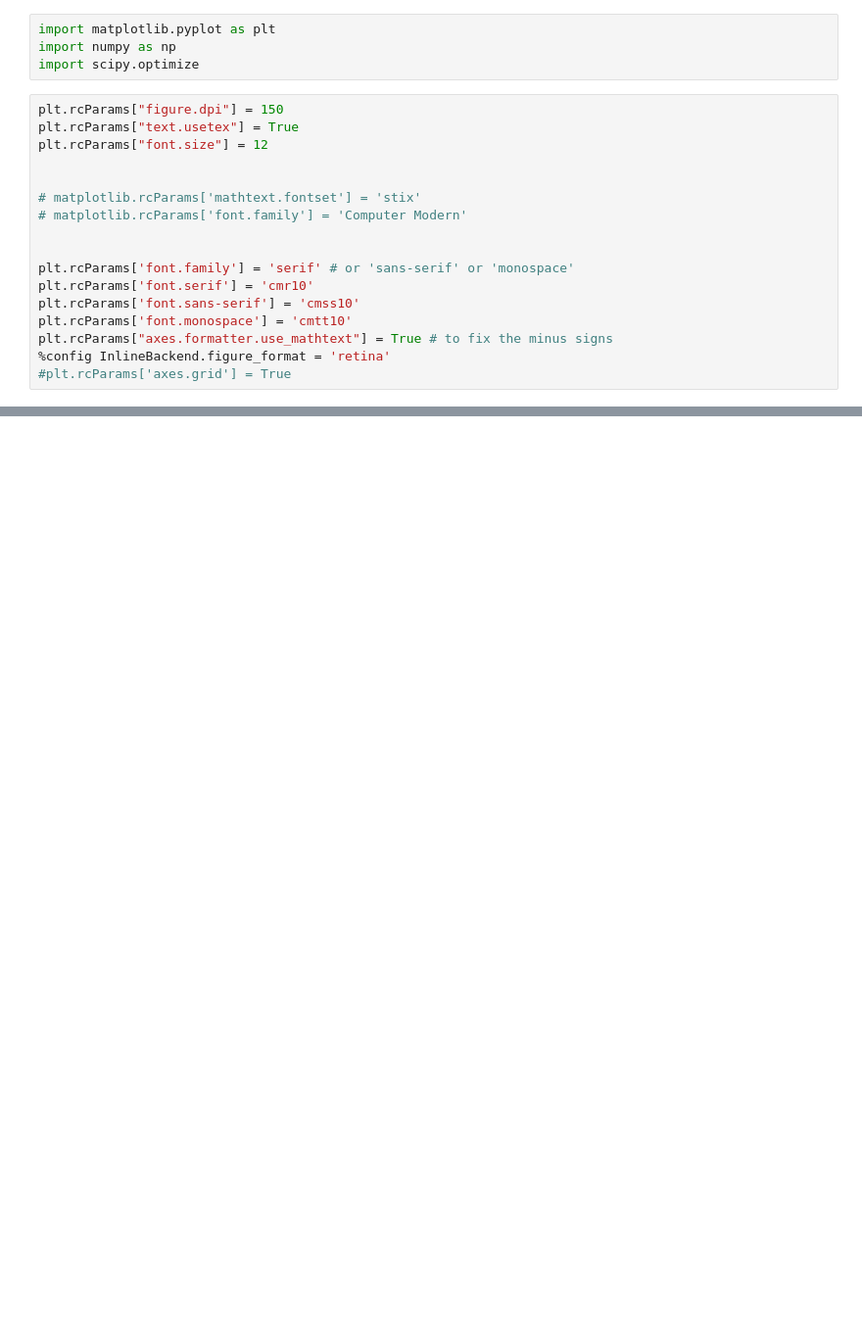
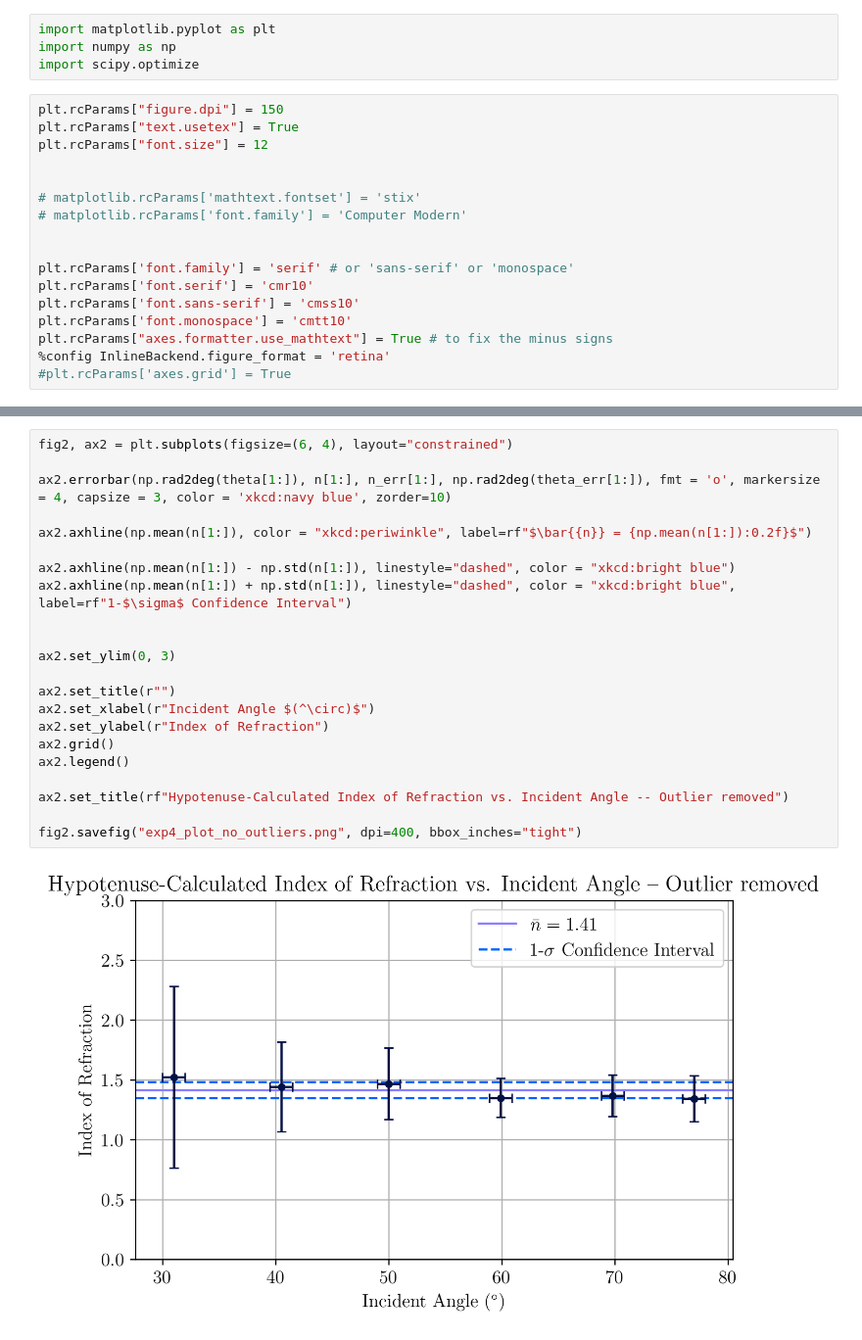
Before and after one commit to mlumminger/Physics-5CL, a Jupyter notebook: Lab 0/lab0_exp4.ipynb, the cells around one changed output, grey strips where cells are left out. Shown at 98% size. Drawn from its saved outputs; the diff is of its cells as text; blank space fills up the shorter version.

```diff
--- a/Lab 0/lab0_exp4.ipynb
+++ b/Lab 0/lab0_exp4.ipynb
@@ -71,0 +74,24 @@ fig.savefig("exp4_plot.png", dpi=400)
+# %%
+fig2, ax2 = plt.subplots(figsize=(6, 4), layout="constrained")
+
+ax2.errorbar(np.rad2deg(theta[1:]), n[1:], n_err[1:], np.rad2deg(theta_err[1:]), fmt = 'o', markersize = 4, capsize = 3, color = 'xkcd:navy blue', zorder=10)
+
+ax2.axhline(np.mean(n[1:]), color = "xkcd:periwinkle", label=rf"$\bar{{n}} = {np.mean(n[1:]):0.2f}$")
+
+ax2.axhline(np.mean(n[1:]) - np.std(n[1:]), linestyle="dashed", color = "xkcd:bright blue")
+ax2.axhline(np.mean(n[1:]) + np.std(n[1:]), linestyle="dashed", color = "xkcd:bright blue", label=rf"1-$\sigma$ Confidence Interval")
+
+
+ax2.set_ylim(0, 3)
+
+ax2.set_title(r"")
+ax2.set_xlabel(r"Incident Angle $(^\circ)$")
+ax2.set_ylabel(r"Index of Refraction")
+ax2.grid()
+ax2.legend()
+
+ax2.set_title(rf"Hypotenuse-Calculated Index of Refraction vs. Incident Angle -- Outlier removed")
+
+fig2.savefig("exp4_plot_no_outliers.png", dpi=400, bbox_inches="tight")
+# %% [output]
+[figure, added]
```
Also changed, not shown: parts of 2 cells of this notebook, 16 other files.
